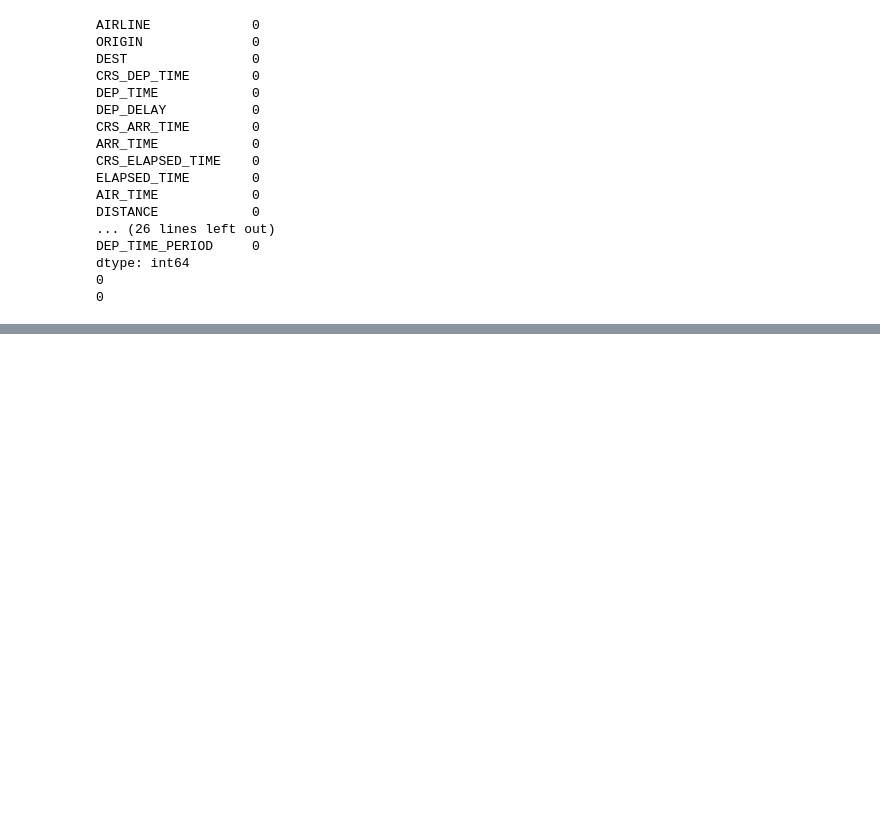
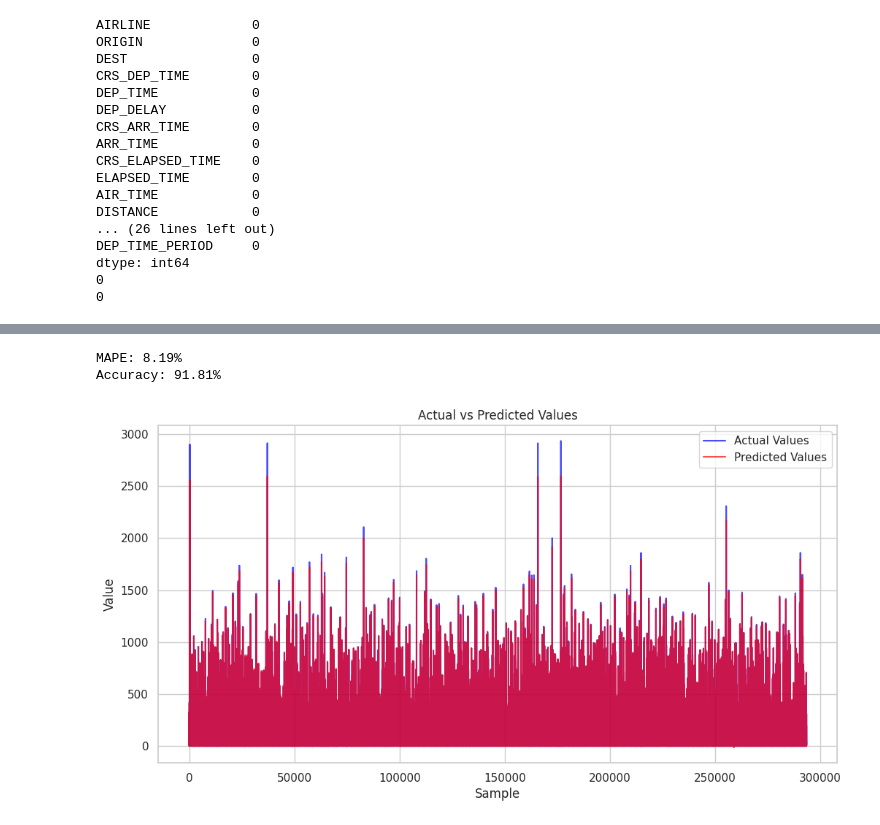
Before and after one commit to swiz9/Flight-Delay-Prediction-System, a Jupyter notebook: LSTM_Prediction_Model.ipynb, the cells around one changed output, grey strips where cells are left out. Drawn from its saved outputs; the diff is of its cells as text; code cells hidden in the pictures; blank space fills up the shorter version.

Commit message:
Calculate and display MAPE and accuracy-like metrics

```diff
--- a/LSTM_Prediction_Model.ipynb
+++ b/LSTM_Prediction_Model.ipynb
@@ -365,0 +388,5 @@ plt.show()
+# %%
+y_pred = model.predict(X_test)
+# Inverse transform the scaled predictions and true values
+y_pred = scaler_y.inverse_transform(y_pred)
+y_test = scaler_y.inverse_transform(y_test)
@@ -365,0 +395,24 @@ plt.show()
+# %%
+# Calculate Mean Absolute Percentage Error (MAPE)
+mape = np.mean(np.abs((y_test - y_pred) / y_test)) * 100
+
+# Calculate accuracy-like metric
+accuracy = 100 - mape
+
+print(f"MAPE: {mape:.2f}%")
+print(f"Accuracy: {accuracy:.2f}%")
+# %% [output]
+MAPE: 8.19%
+Accuracy: 91.81%
+# %%
+# Plot predictions vs actual values
+plt.figure(figsize=(12, 6))
+plt.plot(y_test, label='Actual Values', color='blue', alpha=0.7)
+plt.plot(y_pred, label='Predicted Values', color='red', alpha=0.7)
+plt.xlabel('Sample')
+plt.ylabel('Value')
+plt.title('Actual vs Predicted Values')
+plt.legend()
+plt.show()
+# %% [output]
+[figure, added]
```
Also changed, not shown: parts of 5 cells of this notebook.
